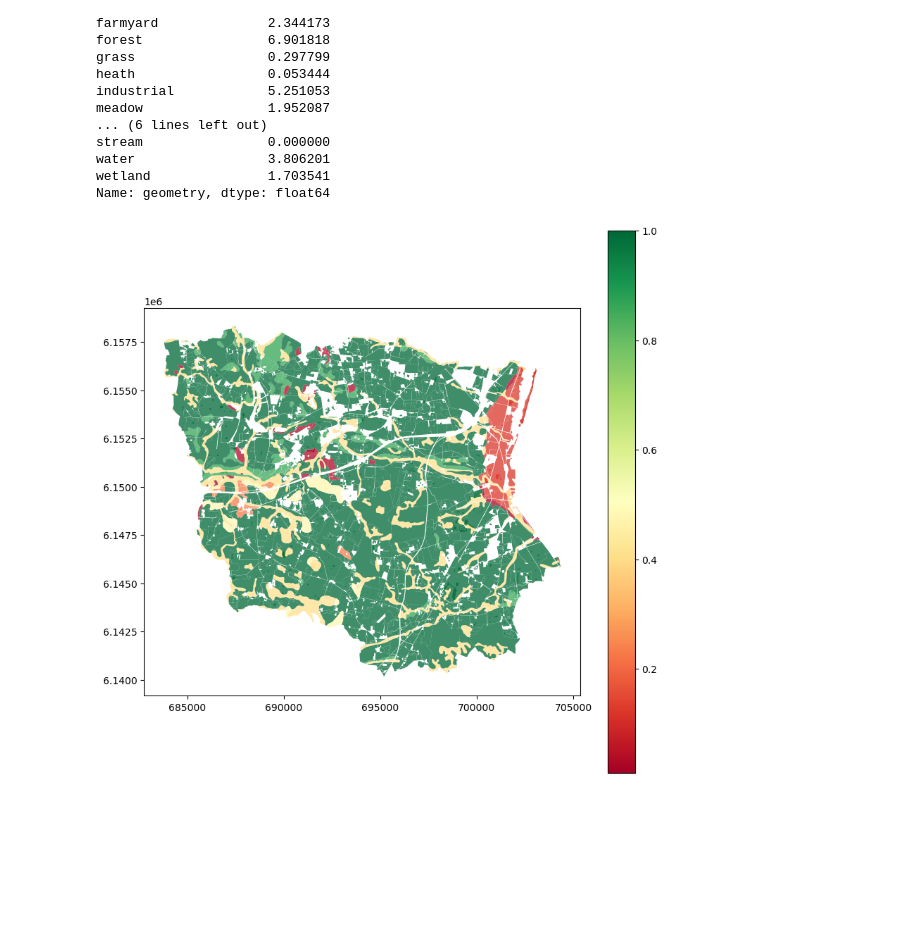
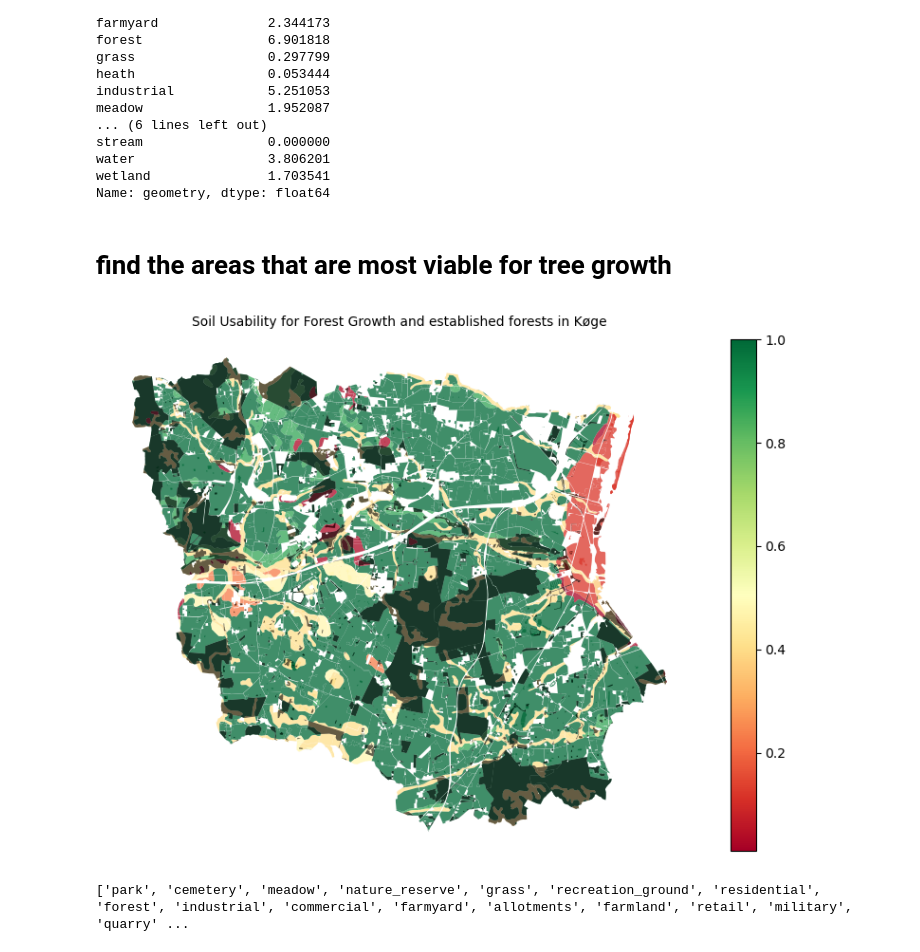
Before and after one commit to kaspargesII/GeospatialCourseProject, a Jupyter notebook: OSM_notebook.ipynb, the cells around one changed output. Drawn from its saved outputs; the diff is of its cells as text; code cells hidden in the pictures; blank space fills up the shorter version.

```diff
--- a/OSM_notebook.ipynb
+++ b/OSM_notebook.ipynb
@@ -197,3 +195,5 @@ Name: geometry, dtype: float64
+# %% [markdown]
+# find the areas that are most viable for tree growth
 # %%
 # calculate the percentage each soil type contributes to the total area
 forest_soil_area["percentage"] = (forest_soil_area / forest_soil_area.sum()) * 100
@@ -201,11 +201,23 @@ forest_soil_area["percentage"] = (forest_soil_area / forest_soil_area.sum()) * 1
 forest_soil_area["normalized"] = normalize(forest_soil_area["percentage"].values.reshape(1,-1), norm='max')[0]
 # add the normalized value of each soil type in the full_df dataframe
 full_df["soil_norm_usability"] = full_df["Type"].map(forest_soil_area["normalized"])
+# %%
+full_df_forests = full_df.loc[full_df["fclass"] == "forest"]
 # %%
+region = "Køge"
 fig, ax = plt.subplots(figsize=(10, 10))
-full_df[full_df['region_name'] == 'Køge'].plot(column= "soil_norm_usability", cmap = "RdYlGn", ax=ax, linewidth=0.2, alpha = 0.75, zorder=0,legend=True)
-#full_df[full_df["region_name"]== "Ishøj"].plot(column="Type", legend=True, ax=ax, alpha=0.8, zorder=0)
-
+full_df[full_df['region_name'] == region].plot(column= "soil_norm_usability", categorical = False, cmap = "RdYlGn", ax=ax, linewidth=0.2, alpha = 0.75, zorder=0,legend=True, legend_kwds = {"shrink" : 0.7})
+full_df_forests[full_df_forests["region_name"]== region].plot(legend=True, ax=ax,color="black", alpha=0.6, zorder=1)
+ax.set_yticklabels([])
+ax.set_xticklabels([])
+ax.set_xticks([])
+ax.set_yticks([])
+plt.title("Soil Usability for Forest Growth and established forests in {}".format(region), fontsize=10)
+plt.box(False)
 plt.show()
 # %% [output]
-[figure, old version]
+[figure, new version]
+# %%
+print(list(full_df["fclass"].unique()))
+# %% [output]
+['park', 'cemetery', 'meadow', 'nature_reserve', 'grass', 'recreation_ground', 'residential', 'forest', 'industrial', 'commercial', 'farmyard', 'allotments', 'farmland', 'retail', 'military', 'quarry' ...
```
Also changed, not shown: parts of 7 cells of this notebook.
